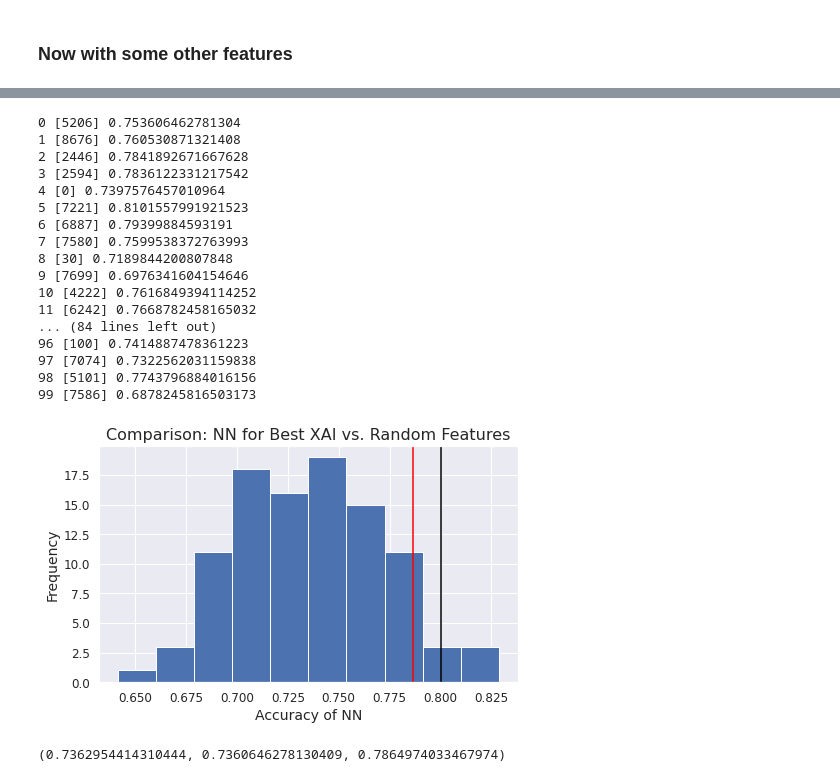
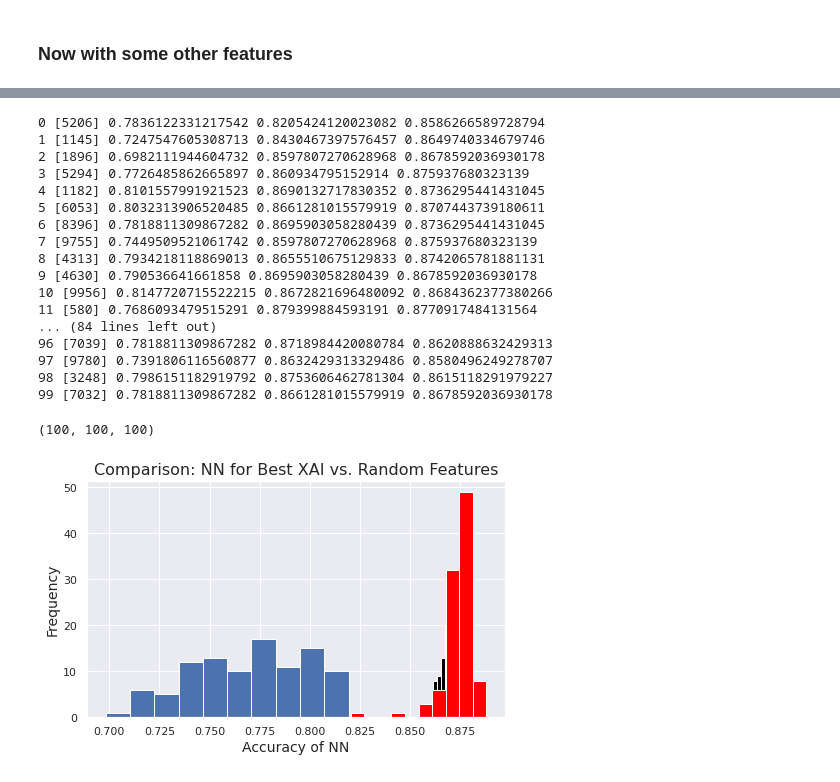
Before and after one commit to TobiasW1891/Finance-Redone, a Jupyter notebook: Predict with best XAI Feature.ipynb, the cells around one changed output, grey strips where cells are left out. Cells and saved outputs as stored; diff of their text form; code cells hidden in the pictures.

```diff
--- a/Predict with best XAI Feature.ipynb
+++ b/Predict with best XAI Feature.ipynb
@@ -229,0 +243,13 @@ def TestNN(seed = 1234):
+# %%
+def MedianNN(seed = 1234):
+    np.random.seed(seed)
+    CM_Reduced = CorrMatrices[:, MedianLogical]
+    X_train, X_test, y_train, y_test = train_test_split(CM_Reduced, encoded_Y,
+                                                    test_size=0.33, random_state=1)
+    model.fit(X_train, y_train,
+          batch_size=batch_size,
+          epochs=epochs,
+          validation_split=0.5,
+          verbose=0)
+    y_hat = np.argmax(model.predict(X_test),1)
+    return(np.mean(y_hat == np.argmax(y_test,1)))
@@ -238,47 +272,53 @@ TestNN()
 # %%
 Runs = 100
 NN_comparison = np.zeros(Runs)
+NN_modemode = np.zeros(Runs)
+NN_median = np.zeros(Runs)
 
 for i in range(Runs):
     s = np.random.choice(np.arange(10000).astype("int"),1)
     Test_Score = TestNN(s)
-    print(i,s,Test_Score)
+    Mode_Score = ModeModeNN(s)
+    Median_Score = MedianNN(s)
+    print(i,s,Test_Score,Mode_Score, Median_Score)
     NN_comparison[i] = Test_Score
+    NN_modemode[i] = Mode_Score
+    NN_median[i] = Median_Score
 # %% [output]
-0 [5206] 0.753606462781304
-1 [8676] 0.760530871321408
-2 [2446] 0.7841892671667628
-3 [2594] 0.7836122331217542
-4 [0] 0.7397576457010964
-5 [7221] 0.8101557991921523
-6 [6887] 0.79399884593191
-7 [7580] 0.7599538372763993
-8 [30] 0.7189844200807848
-9 [7699] 0.6976341604154646
-10 [4222] 0.7616849394114252
-11 [6242] 0.7668782458165032
+0 [5206] 0.7836122331217542 0.8205424120023082 0.8586266589728794
+1 [1145] 0.7247547605308713 0.8430467397576457 0.8649740334679746
+2 [1896] 0.6982111944604732 0.8597807270628968 0.8678592036930178
+3 [5294] 0.7726485862665897 0.860934795152914 0.875937680323139
+4 [1182] 0.8101557991921523 0.8690132717830352 0.8736295441431045
+5 [6053] 0.8032313906520485 0.8661281015579919 0.8707443739180611
+6 [8396] 0.7818811309867282 0.8695903058280439 0.8736295441431045
+7 [9755] 0.7449509521061742 0.8597807270628968 0.875937680323139
+8 [4313] 0.7934218118869013 0.8655510675129833 0.8742065781881131
+9 [4630] 0.790536641661858 0.8695903058280439 0.8678592036930178
+10 [9956] 0.8147720715522215 0.8672821696480092 0.8684362377380266
+11 [580] 0.7686093479515291 0.879399884593191 0.8770917484131564
 ... (84 lines left out)
-96 [100] 0.7414887478361223
-97 [7074] 0.7322562031159838
-98 [5101] 0.7743796884016156
-99 [7586] 0.6878245816503173
+96 [7039] 0.7818811309867282 0.8718984420080784 0.8620888632429313
+97 [9780] 0.7391806116560877 0.8632429313329486 0.8580496249278707
+98 [3248] 0.7986151182919792 0.8753606462781304 0.8615118291979227
+99 [7032] 0.7818811309867282 0.8661281015579919 0.8678592036930178
+# %%
+len(NN_modemode), len(NN_comparison), len(NN_median)
+# %% [output]
+(100, 100, 100)
 # %%
 fig = plt.gcf()
 fig.set_size_inches(7.5,4.35)
 plt.hist(NN_comparison)
-plt.axvline(Accuracy_BestXAI,
-            c="red")
-plt.axvline(Accuracy_BestMedianXAI,
-            c="black")
+plt.hist(NN_median, color="black")
+plt.hist(NN_modemode, color="red", bins=10)
+#plt.axvline(Accuracy_BestXAI, c="red")
+#plt.axvline(Accuracy_BestMedianXAI,  c="black")
 plt.xlabel("Accuracy of NN",fontsize=14)
 plt.ylabel("Frequency",fontsize=14)
 plt.title("Comparison: NN for Best XAI vs. Random Features",
-          fontsize = 16)s
-plt.savefig("Comparison_RandomFeatures_vs_XAImode_100NN",dpi=600)
+          fontsize = 16)
+#plt.savefig("Comparison_RandomFeatures_vs_XAImode_100NNs",dpi=600)
 plt.show()
 # %% [output]
-[figure, old version]
+[figure, new version]
-# %%
-np.median(NN_comparison),np.mean(NN_comparison), Accuracy_BestXAI
-# %% [output]
-(0.7362954414310444, 0.7360646278130409, 0.7864974033467974)
```
Also changed, not shown: parts of 13 cells of this notebook, 2 other files.
